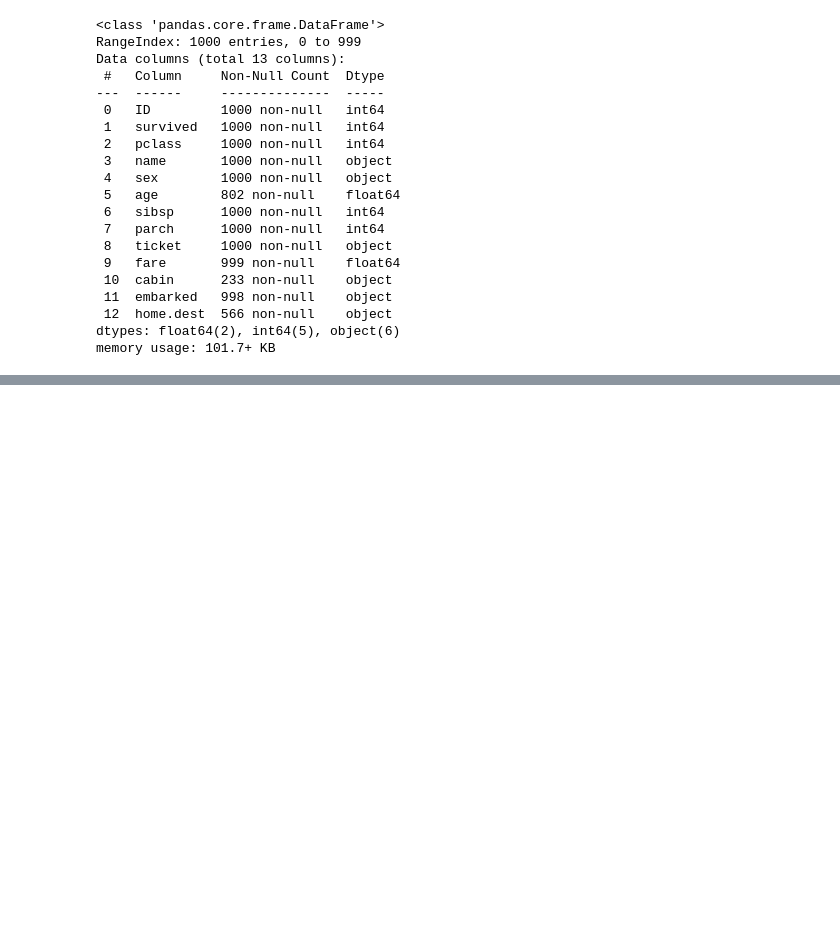
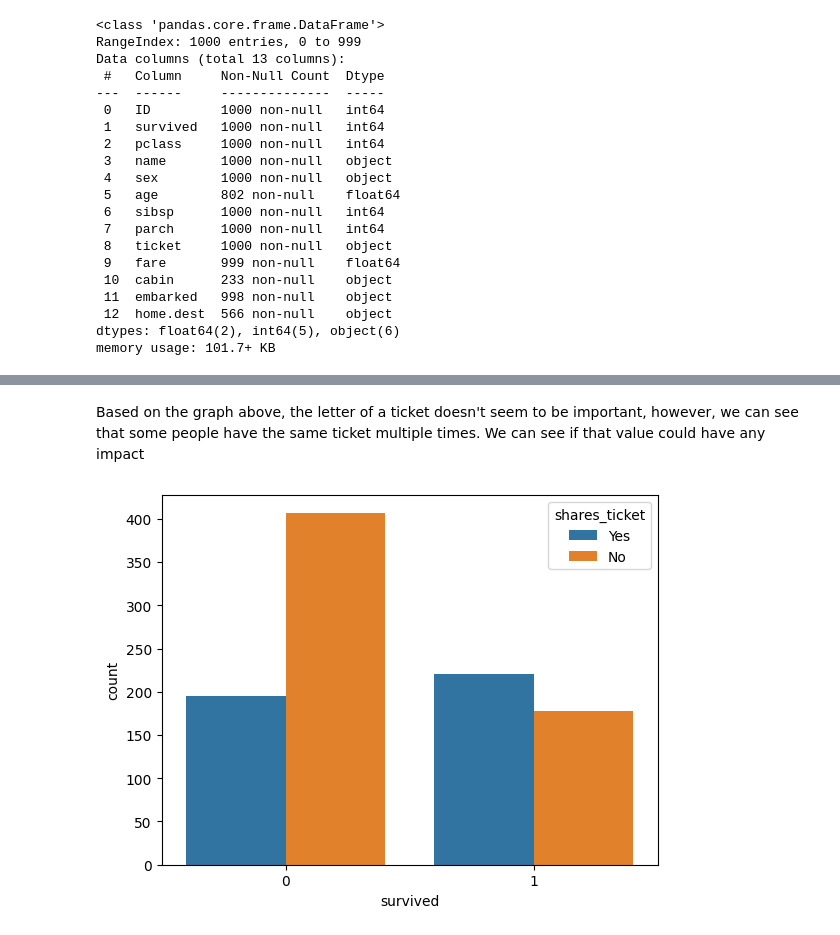
Before and after one commit to rikivols/machine_learning_exercises, a Jupyter notebook: 01/homework_01.ipynb, the cells around one changed output, grey strips where cells are left out. Saved outputs shown, nothing was run; the diff lists cells and outputs as text; code cells hidden in the pictures; blank space fills up the shorter version.

```diff
--- a/01/homework_01.ipynb
+++ b/01/homework_01.ipynb
@@ -77,4 +86,20 @@ import matplotlib.pyplot as plt
 %matplotlib inline
+# %%
+# HELPERS
+
+def get_frequency_counts(df: pd.DataFrame, column: str) -> dict:
+    frequency_count = {}
+
+    for ticket_id in df[column]:
+        if ticket_id not in frequency_count:
+            frequency_count[ticket_id] = 0
+
+        frequency_count[ticket_id] += 1
+
+    return frequency_count
+
+# used for normalization
+scaler = MinMaxScaler()
 # %%
 df = pd.read_csv('data.csv')
 df.info()
@@ -202,0 +235,17 @@ Now convert all columns into data that's in a friendly format for machine learni
+# %% [markdown]
+Based on the graph above, the letter of a ticket doesn't seem to be important, however, we can see that some people have the same ticket multiple times.
+We can see if that value could have any impact
+# %%
+def find_if_duplicate_ticket(df: pandas.DataFrame):
+    frequency_count = get_frequency_counts(df, "ticket")
+
+    df["shares_ticket"] = df["ticket"].apply(lambda x: "Yes" if frequency_count[x] > 1 else "No")
+    return df
+
+df = find_if_duplicate_ticket(df)
+df["shares_ticket"].value_counts()
+df.drop("ticket", axis=1)
+
+sns.countplot(x='survived', hue ='shares_ticket', data=df);
+# %% [output]
+[figure, added]
```
Also changed, not shown: parts of 33 cells of this notebook.
